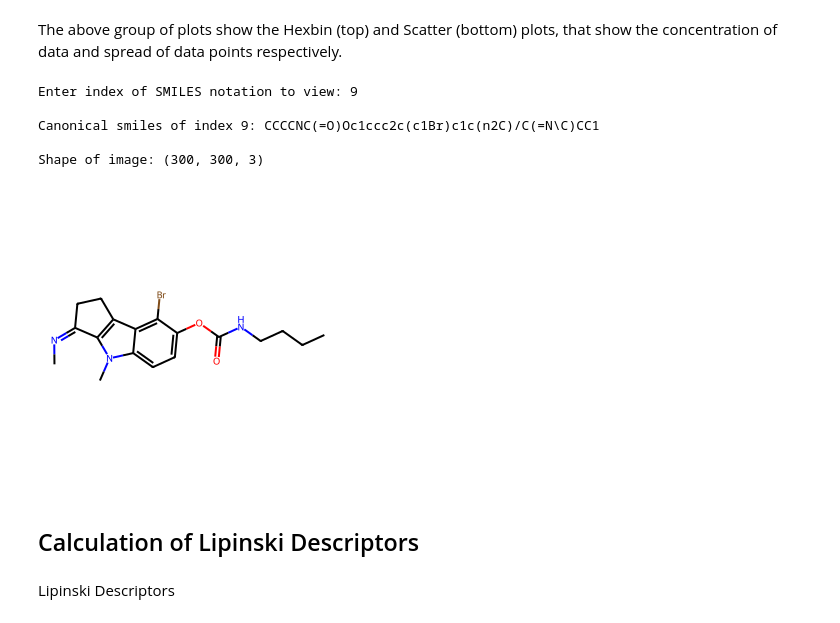
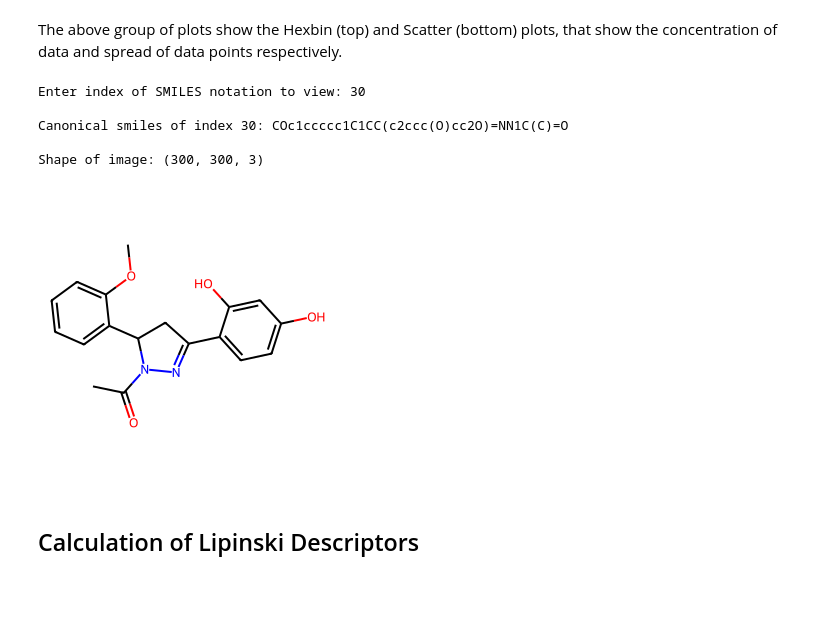
Before and after one commit to Diacod-I/BourneToKill, a Jupyter notebook: BioInfo.ipynb, the cells around one changed output. Cells and saved outputs as stored; diff of their text form; code cells hidden in the pictures; blank space fills up the shorter version.

```diff
--- a/BioInfo.ipynb
+++ b/BioInfo.ipynb
@@ -551,29 +551,27 @@ plt.show()
 The above group of plots show the Hexbin (top) and Scatter (bottom) plots, that show the concentration of data and spread of data points respectively.
 # %%
 i = int(input("Enter index of SMILES notation to view: "))
-my_mol=Chem.MolFromSmiles(ligdf['canonical_smiles'][i])
+my_mol=Chem.MolFromSmiles(ligdf.canonical_smiles[i])
 my_mol_with_H=Chem.AddHs(my_mol)
 AllChem.EmbedMolecule(my_mol_with_H)
 AllChem.MMFFOptimizeMolecule(my_mol_with_H)
 my_embedded_mol = Chem.RemoveHs(my_mol_with_H)
 #Save the molecule into an image
 Draw.MolToFile(my_mol,'molecule.png')
 #Save molecular rapresentation in mol files
 fout = Chem.SDWriter('./charged_test.mol')
 fout.write(my_embedded_mol)
 fout.close()
 print(f"\nCanonical smiles of index {i}: {ligdf['canonical_smiles'][i]}\n")
 img = cv2.imread('molecule.png')
 print(f"Shape of image: {img.shape}\n")
 cv2_imshow(img)
 # %% [output]
-Enter index of SMILES notation to view: 9
+Enter index of SMILES notation to view: 30
 
-Canonical smiles of index 9: CCCCNC(=O)Oc1ccc2c(c1Br)c1c(n2C)/C(=N\C)CC1
+Canonical smiles of index 30: COc1ccccc1C1CC(c2ccc(O)cc2O)=NN1C(C)=O
 
 Shape of image: (300, 300, 3)
-[figure, old version]
+[figure, new version]
 # %% [markdown]
 ## Calculation of Lipinski Descriptors
-# %% [markdown]
-Lipinski Descriptors
```
Also changed, not shown: parts of 13 cells of this notebook.
